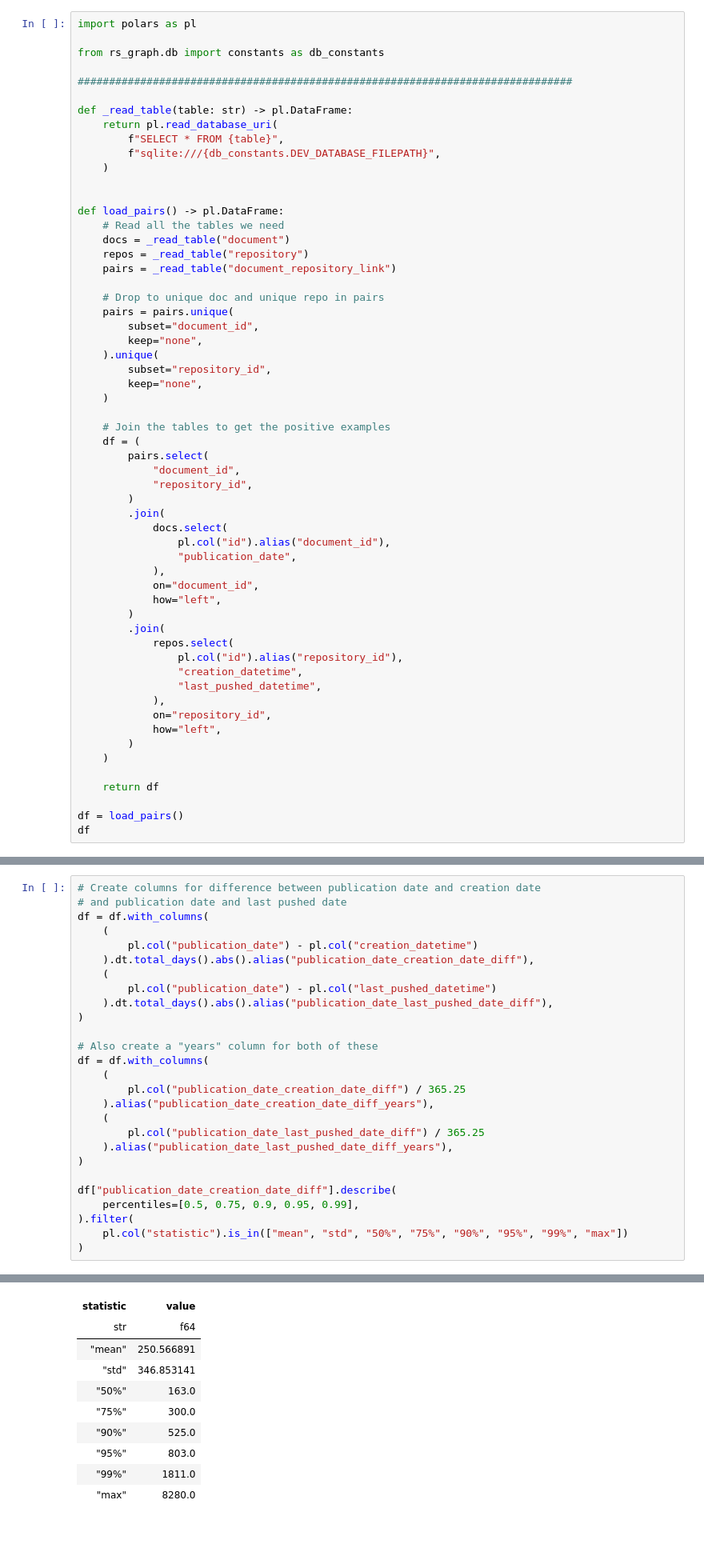
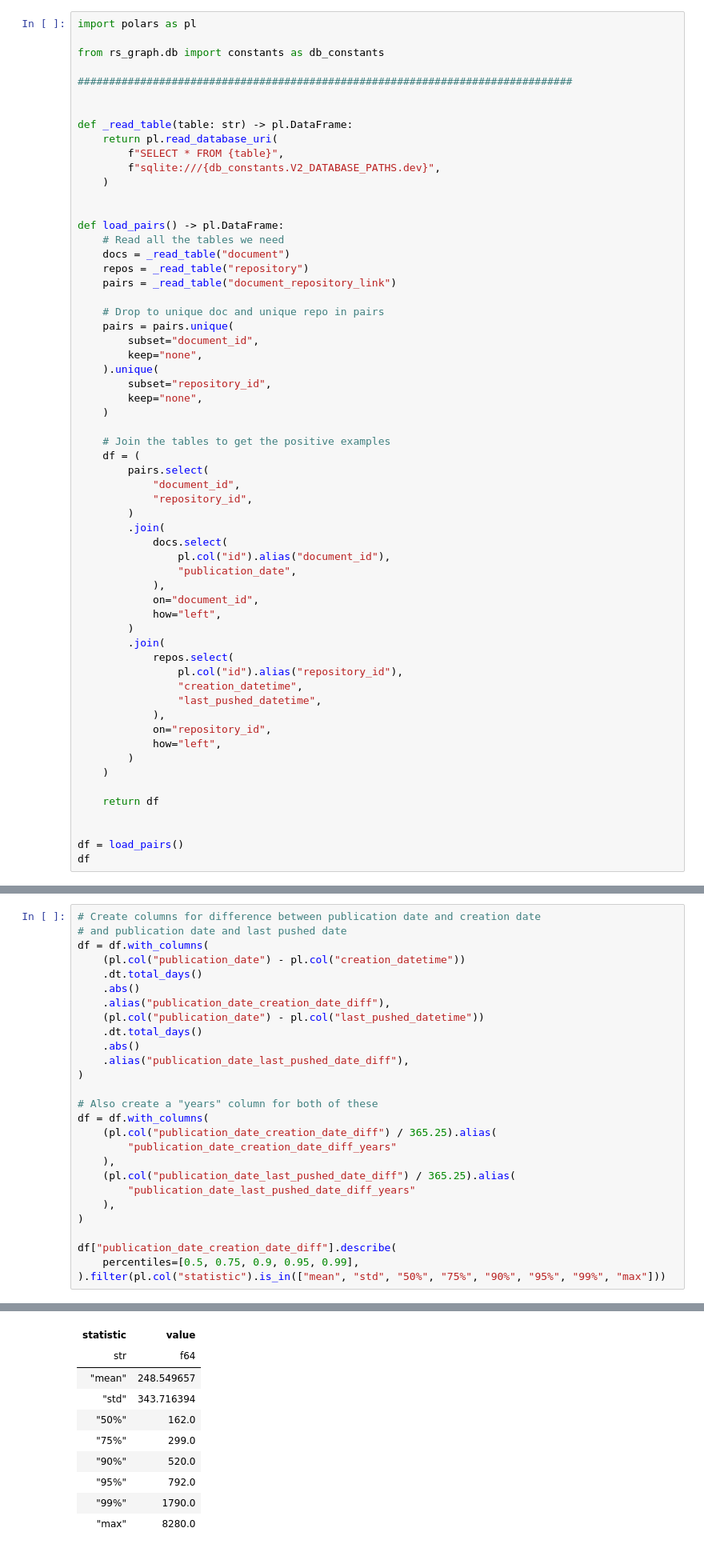
Before and after one commit to evamaxfield/rs-graph, a Jupyter notebook: notebooks/snowball-sampling-discovery-prep.ipynb, the cells around one changed output, grey strips where cells are left out. Shown at 80% size. Drawn from its saved outputs; the diff is of its cells as text.

```diff
--- a/notebooks/snowball-sampling-discovery-prep.ipynb
+++ b/notebooks/snowball-sampling-discovery-prep.ipynb
@@ -5,10 +5,11 @@ from rs_graph.db import constants as db_constants
 
 ###############################################################################
 
+
 def _read_table(table: str) -> pl.DataFrame:
     return pl.read_database_uri(
         f"SELECT * FROM {table}",
-        f"sqlite:///{db_constants.DEV_DATABASE_FILEPATH}",
+        f"sqlite:///{db_constants.V2_DATABASE_PATHS.dev}",
     )
 
 
@@ -54,6 +55,7 @@ def load_pairs() -> pl.DataFrame:
 
     return df
 
+
 df = load_pairs()
 df
 # %% [output]
@@ -77,41 +76,41 @@ shape: (114_096, 5)
 # %%
 # Create columns for difference between publication date and creation date
 # and publication date and last pushed date
 df = df.with_columns(
-    (
-        pl.col("publication_date") - pl.col("creation_datetime")
-    ).dt.total_days().abs().alias("publication_date_creation_date_diff"),
-    (
-        pl.col("publication_date") - pl.col("last_pushed_datetime")
-    ).dt.total_days().abs().alias("publication_date_last_pushed_date_diff"),
+    (pl.col("publication_date") - pl.col("creation_datetime"))
+    .dt.total_days()
+    .abs()
+    .alias("publication_date_creation_date_diff"),
+    (pl.col("publication_date") - pl.col("last_pushed_datetime"))
+    .dt.total_days()
+    .abs()
+    .alias("publication_date_last_pushed_date_diff"),
 )
 
 # Also create a "years" column for both of these
 df = df.with_columns(
-    (
-        pl.col("publication_date_creation_date_diff") / 365.25
-    ).alias("publication_date_creation_date_diff_years"),
-    (
-        pl.col("publication_date_last_pushed_date_diff") / 365.25
-    ).alias("publication_date_last_pushed_date_diff_years"),
+    (pl.col("publication_date_creation_date_diff") / 365.25).alias(
+        "publication_date_creation_date_diff_years"
+    ),
+    (pl.col("publication_date_last_pushed_date_diff") / 365.25).alias(
+        "publication_date_last_pushed_date_diff_years"
+    ),
 )
 
 df["publication_date_creation_date_diff"].describe(
     percentiles=[0.5, 0.75, 0.9, 0.95, 0.99],
-).filter(
-    pl.col("statistic").is_in(["mean", "std", "50%", "75%", "90%", "95%", "99%", "max"])
-)
+).filter(pl.col("statistic").is_in(["mean", "std", "50%", "75%", "90%", "95%", "99%", "max"]))
 # %% [output]
 shape: (8, 2)
 | statistic | value |
 | str | f64 |
-| "mean" | 250.566891 |
-| "std" | 346.853141 |
-| "50%" | 163.0 |
-| "75%" | 300.0 |
-| "90%" | 525.0 |
-| "95%" | 803.0 |
-| "99%" | 1811.0 |
+| "mean" | 248.549657 |
+| "std" | 343.716394 |
+| "50%" | 162.0 |
+| "75%" | 299.0 |
+| "90%" | 520.0 |
+| "95%" | 792.0 |
+| "99%" | 1790.0 |
 | "max" | 8280.0 |
 # %%
 df["publication_date_last_pushed_date_diff"].describe(
```
Also changed, not shown: parts of 4 cells of this notebook, 4 other files.
